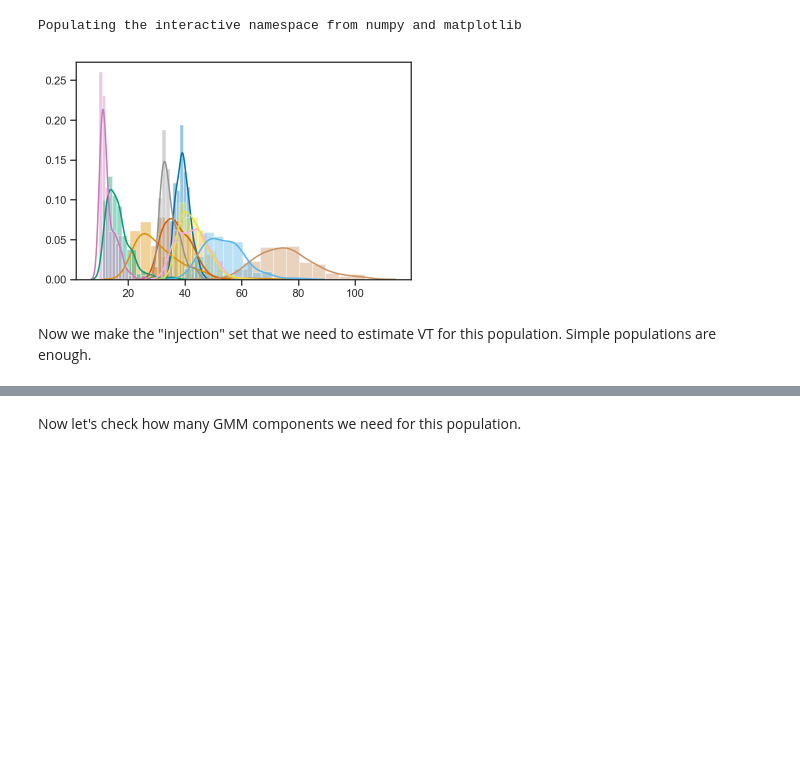
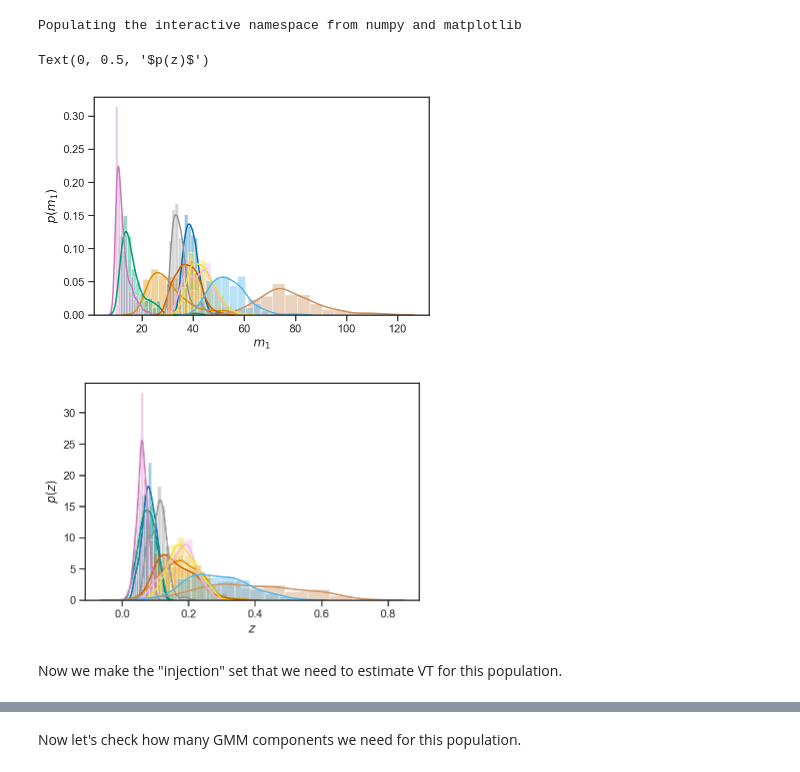
Before and after one commit to farr/PISNLineCosmography, a Jupyter notebook: GWTC-1.ipynb, the cells around one changed output, grey strips where cells are left out. Drawn from its saved outputs; the diff is of its cells as text; code cells hidden in the pictures; blank space fills up the shorter version.

```diff
--- a/GWTC-1.ipynb
+++ b/GWTC-1.ipynb
@@ -67,11 +67,25 @@ for m1, m2, dl in zip(m1s_re, m2s_re, dls_re):
 m1s_out = array(m1s_out)
 m2s_out = array(m2s_out)
 dls_out = array(dls_out)
-# %%
-for m1 in m1s_out:
-    sns.distplot(m1)
-# %% [output]
-[figure, removed]
+# %%
+for m1 in m1s_out:
+    sns.distplot(m1)
+xlabel(r'$m_1$')
+ylabel(r'$p\left( m_1 \right)$')
+
+z = linspace(0, 2, 1000)
+d = Planck15.luminosity_distance(z).to(u.Mpc).value
+z_of_d = interp1d(d, z)
+
+figure()
+for dl in dls_out:
+    sns.distplot(z_of_d(dl))
+xlabel(r'$z$')
+ylabel(r'$p(z)$')
+# %% [output]
+Text(0, 0.5, '$p(z)$')
+[figure, added]
+[figure, added]
 # %%
 with h5py.File('GWTC-1/GWTC-1-observations.h5', 'w') as f:
     g = f.create_group('posteriors')
@@ -81,5 +95,5 @@ with h5py.File('GWTC-1/GWTC-1-observations.h5', 'w') as f:
 
     f.attrs['Tobs'] = 169.7/365.25
 # %% [markdown]
-Now we make the "injection" set that we need to estimate VT for this population.  Simple populations are enough.
+Now we make the "injection" set that we need to estimate VT for this population.
 # %%
```
Also changed, not shown: parts of 5 cells of this notebook, 2 other files.
